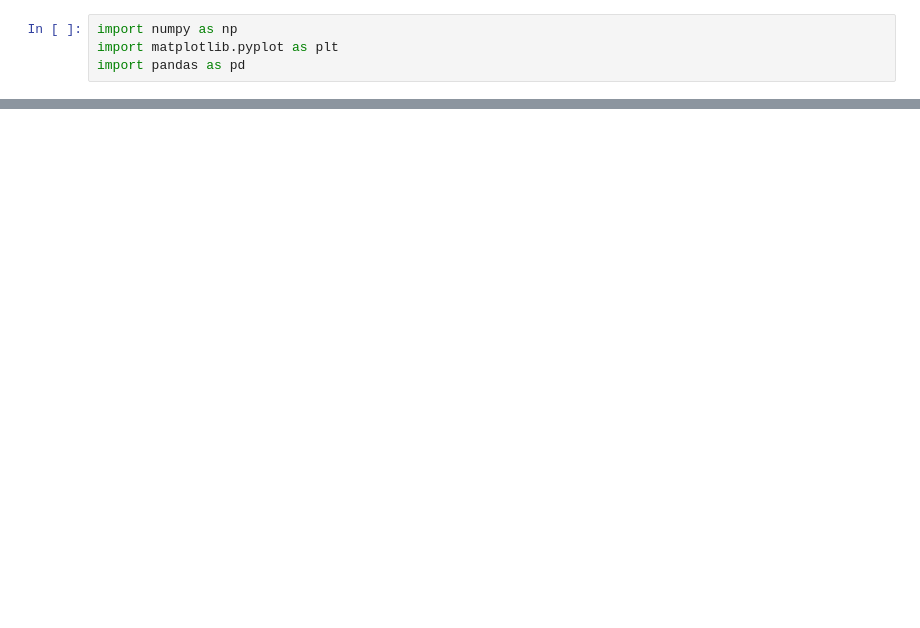
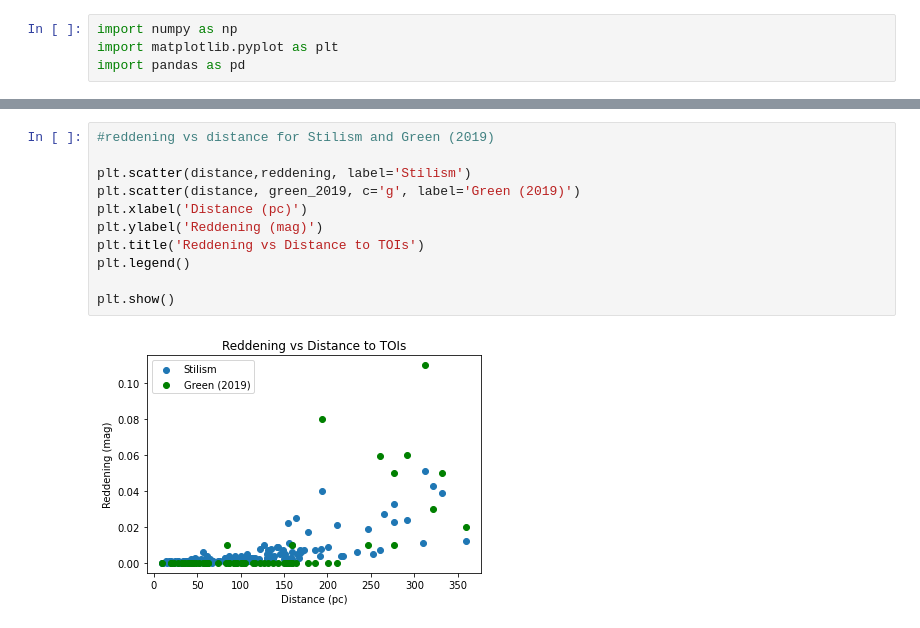
Before and after one commit to JenniferBurt/TOI_SEDs, a Jupyter notebook: TargetListOverview/reddeningvalues.ipynb, the cells around one changed output, grey strips where cells are left out. Saved outputs shown, nothing was run; the diff lists cells and outputs as text; blank space fills up the shorter version.

```diff
--- a/TargetListOverview/reddeningvalues.ipynb
+++ b/TargetListOverview/reddeningvalues.ipynb
@@ -52,0 +43,13 @@ plt.show()
+# %%
+#reddening vs distance for Stilism and Green (2019)
+
+plt.scatter(distance,reddening, label='Stilism')
+plt.scatter(distance, green_2019, c='g', label='Green (2019)')
+plt.xlabel('Distance (pc)')
+plt.ylabel('Reddening (mag)')
+plt.title('Reddening vs Distance to TOIs')
+plt.legend()
+
+plt.show()
+# %% [output]
+[figure, added]
```
Also changed, not shown: parts of 6 cells of this notebook.
